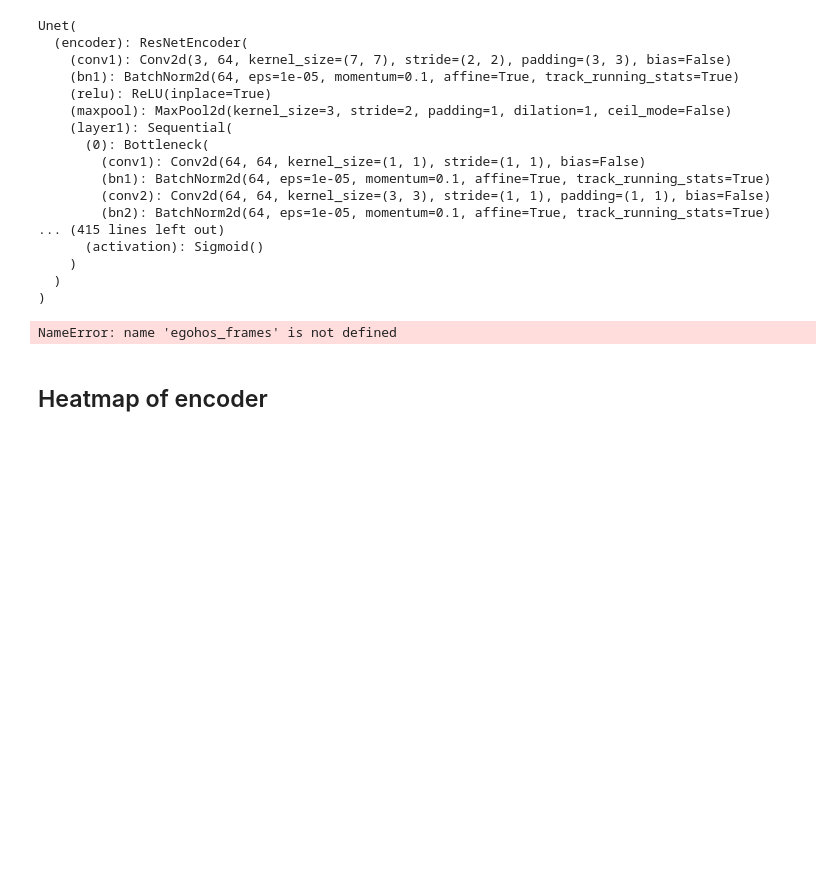
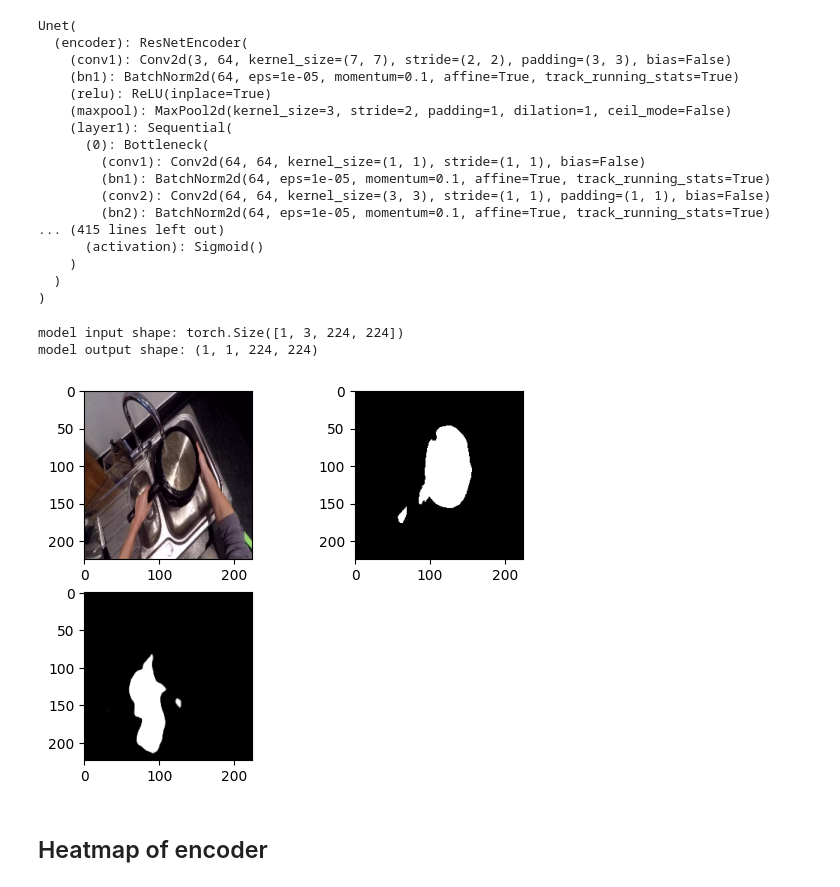
Before and after one commit to pasca-l/hands-and-objects, a Jupyter notebook: objectness_classification/models/model_analysis.ipynb, the cells around one changed output. Cells and saved outputs as stored; diff of their text form; code cells hidden in the pictures; blank space fills up the shorter version.

```diff
--- a/objectness_classification/models/model_analysis.ipynb
+++ b/objectness_classification/models/model_analysis.ipynb
@@ -85,8 +91,11 @@ model = smp.Unet(
     activation="sigmoid",
 )
 
-model_path = os.path.join(git_root, "objectness_classification/logs/unet-v7.ckpt")
-model.load_state_dict(torch.load(model_path, map_location=torch.device('cpu')), strict=False)
+model_path = os.path.join(git_root, "objectness_classification/logs/unet.pth")
+model.load_state_dict(
+    torch.load(model_path, map_location=torch.device('cpu')),
+    # strict=False,
+)
 model.eval()
 # %% [output]
 Unet(
@@ -108,39 +117,38 @@ Unet(
 )
 # %%
 input = egohos_frames.float()
-output = model(input).sigmoid()
+with torch.no_grad():
+    output = model(input)#.sigmoid()
 output = output.detach().numpy()
 
 print(
     f"model input shape: {input.shape}",
     f"model output shape: {output.shape}",
     sep="\n",
 )
 
 fig = plt.figure()
 
 fig.add_subplot(2, 2, 1)
 plt.imshow(egohos_img)
 
 fig.add_subplot(2, 2, 2)
 plt.imshow(egohos_mask[0])
 plt.gray()
 
-fig.add_subplot(2, 2, 3)
-plt.imshow(output[0][0])
-plt.gray()
-
-# for cls in range(cls_num):
-#     fig.add_subplot(2, 2, 2+cls)
-#     plt.imshow(output[0][cls])
-#     plt.gray()
+for cls in range(cls_num):
+    fig.add_subplot(2, 2, 3+cls)
+    plt.imshow(output[0][cls])
+    plt.gray()
 
 plt.show()
 
 plt.clf()
 plt.close()
 # %% [output]
-NameError: name 'egohos_frames' is not defined
+model input shape: torch.Size([1, 3, 224, 224])
+model output shape: (1, 1, 224, 224)
+[figure, added]
 # %% [markdown]
 ## Heatmap of encoder
 # %%
```
Also changed, not shown: parts of 2 cells of this notebook, 1 other file.
